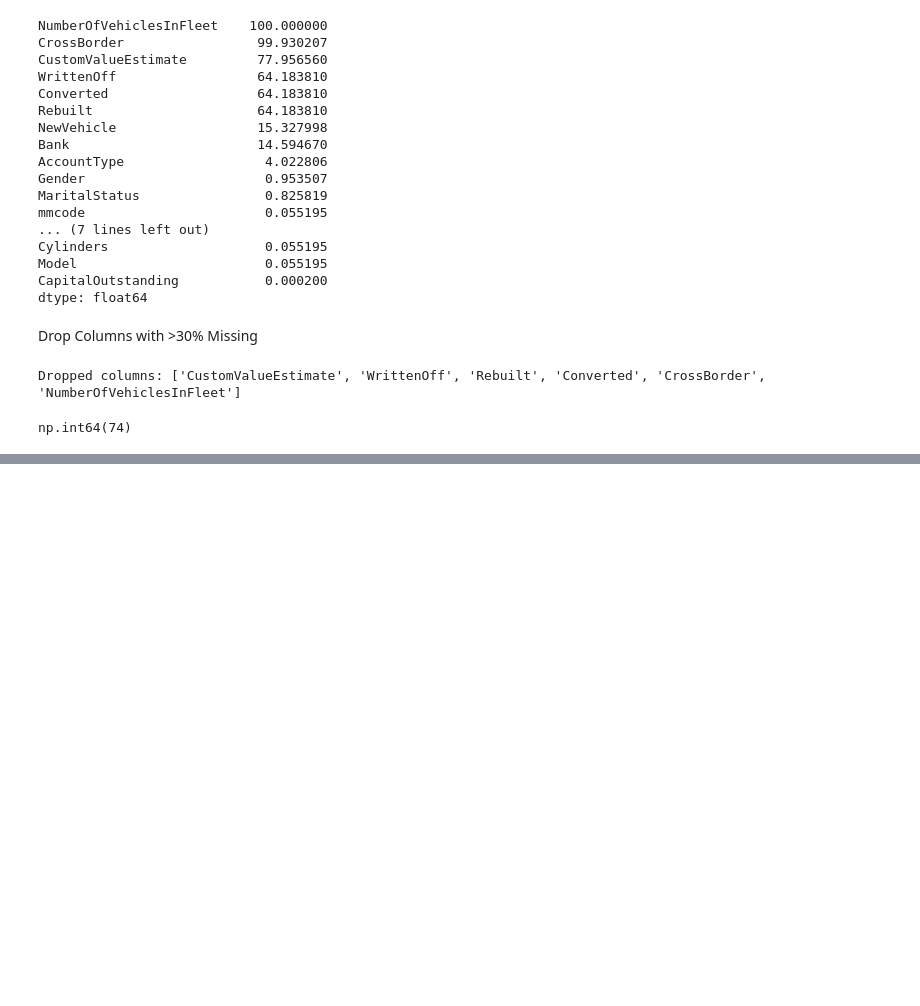
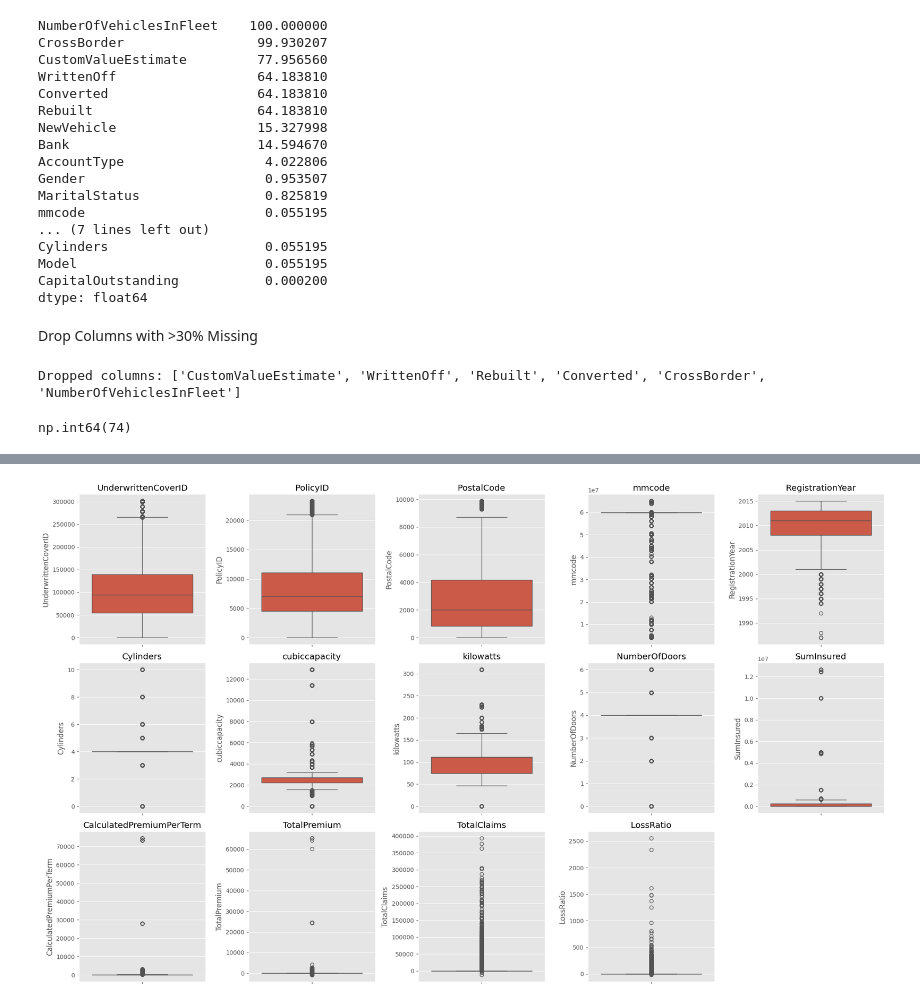
Before and after one commit to zemawi/-Insurance_Analysis, a Jupyter notebook: notebook/eda.ipynb, the cells around one changed output, grey strips where cells are left out. Saved outputs shown, nothing was run; the diff lists cells and outputs as text; code cells hidden in the pictures; blank space fills up the shorter version.

```diff
--- a/notebook/eda.ipynb
+++ b/notebook/eda.ipynb
@@ -215,3 +217,5 @@ data = data.drop_duplicates()
 data.dropna(subset=['Cylinders', 'kilowatts', 'cubiccapacity', 'mmcode', 'NumberOfDoors'], inplace=True)
 # %%
 data.to_csv('../data/dataset_cleaned.csv', index=False)
+# %%
+data_clean = pd.read_csv('../data/dataset_cleaned.csv')
@@ -217,0 +242,3 @@ data.to_csv('../data/dataset_cleaned.csv', index=False)
+# %%
+data_clean['TotalPremium'] = data_clean['TotalPremium'].fillna(data_clean['TotalPremium'].median())
+data_clean['TotalPremium'] = data_clean['TotalPremium'].replace(0, 1)
@@ -217,0 +265,11 @@ data.to_csv('../data/dataset_cleaned.csv', index=False)
+# %%
+numerical_cols = data_clean.select_dtypes(include=['float64', 'int64']).columns
+plt.figure(figsize=(20, 12))
+for i, col in enumerate(numerical_cols, 1):
+    plt.subplot((len(numerical_cols)//5)+1, 5, i)
+    sns.boxplot(y=data_clean[col])
+    plt.title(col)
+plt.tight_layout()
+plt.show()
+# %% [output]
+[figure, added]
```
Also changed, not shown: parts of 12 cells of this notebook.
